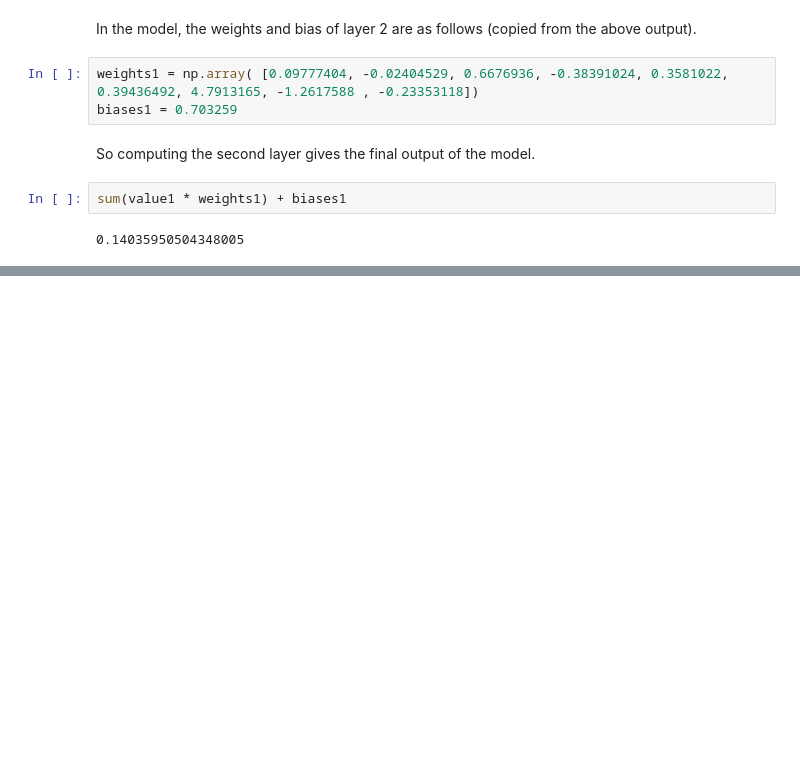
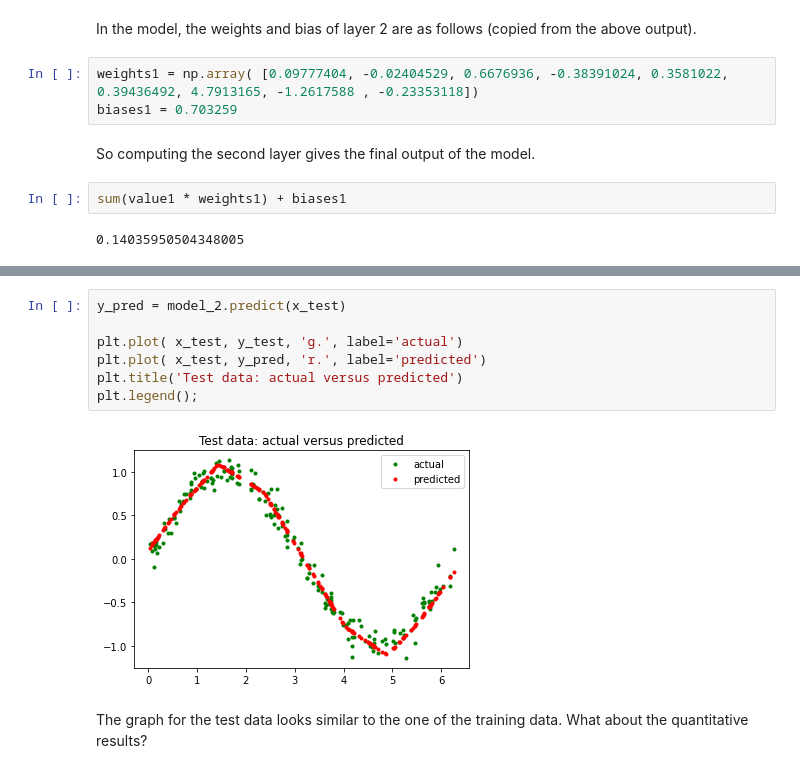
Before and after one commit to maarten-pennings/MachineLearning, a Jupyter notebook: sinus/sinus.ipynb, the cells around one changed output, grey strips where cells are left out. Saved outputs shown, nothing was run; the diff lists cells and outputs as text; blank space fills up the shorter version.

```diff
--- a/sinus/sinus.ipynb
+++ b/sinus/sinus.ipynb
@@ -345,0 +423,11 @@ let us now try to make the model more powerful by adding a second layer.
+# %%
+y_pred = model_2.predict(x_test)
+
+plt.plot( x_test, y_test, 'g.', label='actual')
+plt.plot( x_test, y_pred, 'r.', label='predicted')
+plt.title('Test data: actual versus predicted')
+plt.legend();
+# %% [output]
+[figure, added]
+# %% [markdown]
+The graph for the test data looks similar to the one of the training data. What about the quantitative results?
```
Also changed, not shown: parts of 37 cells of this notebook, 2 other files.
